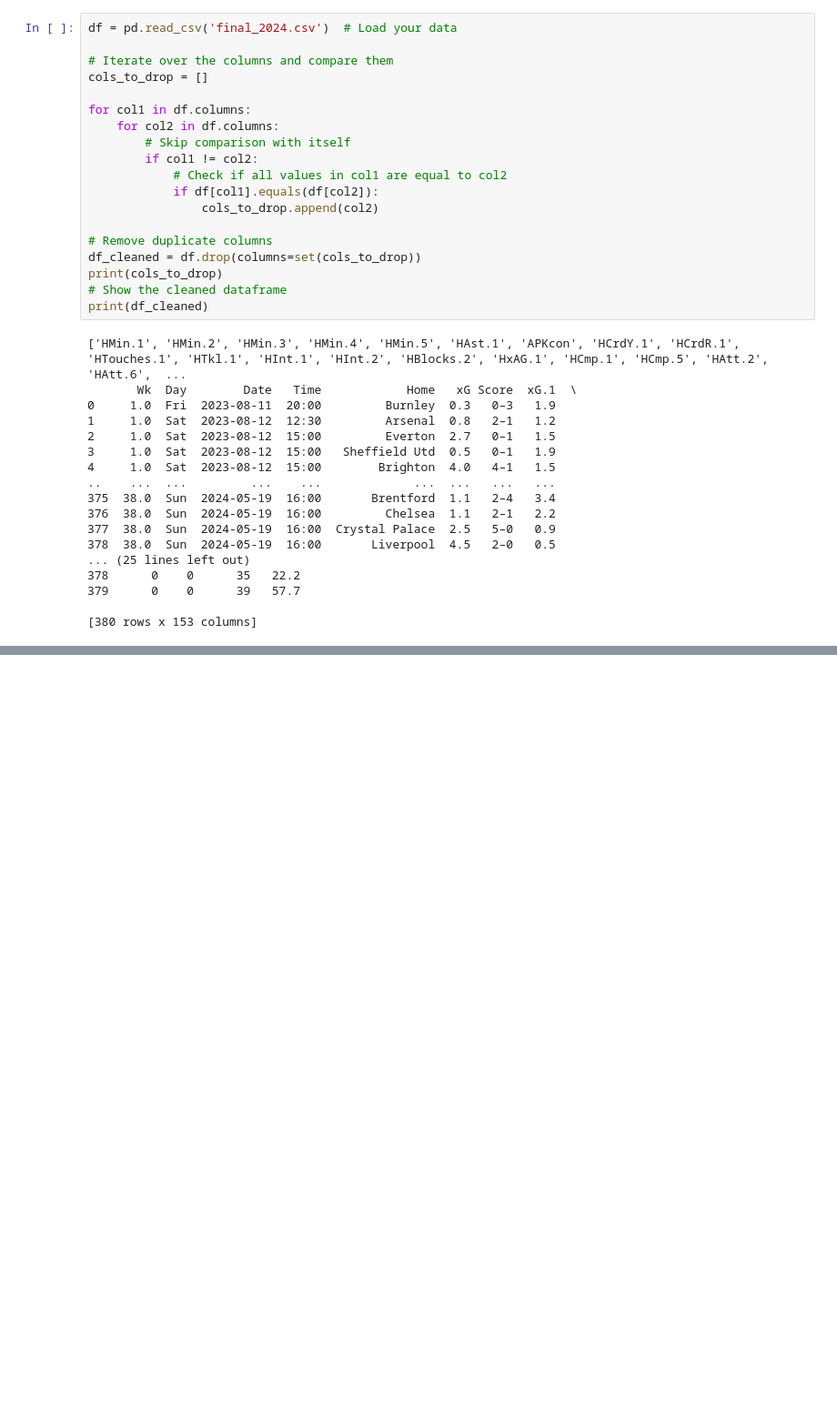
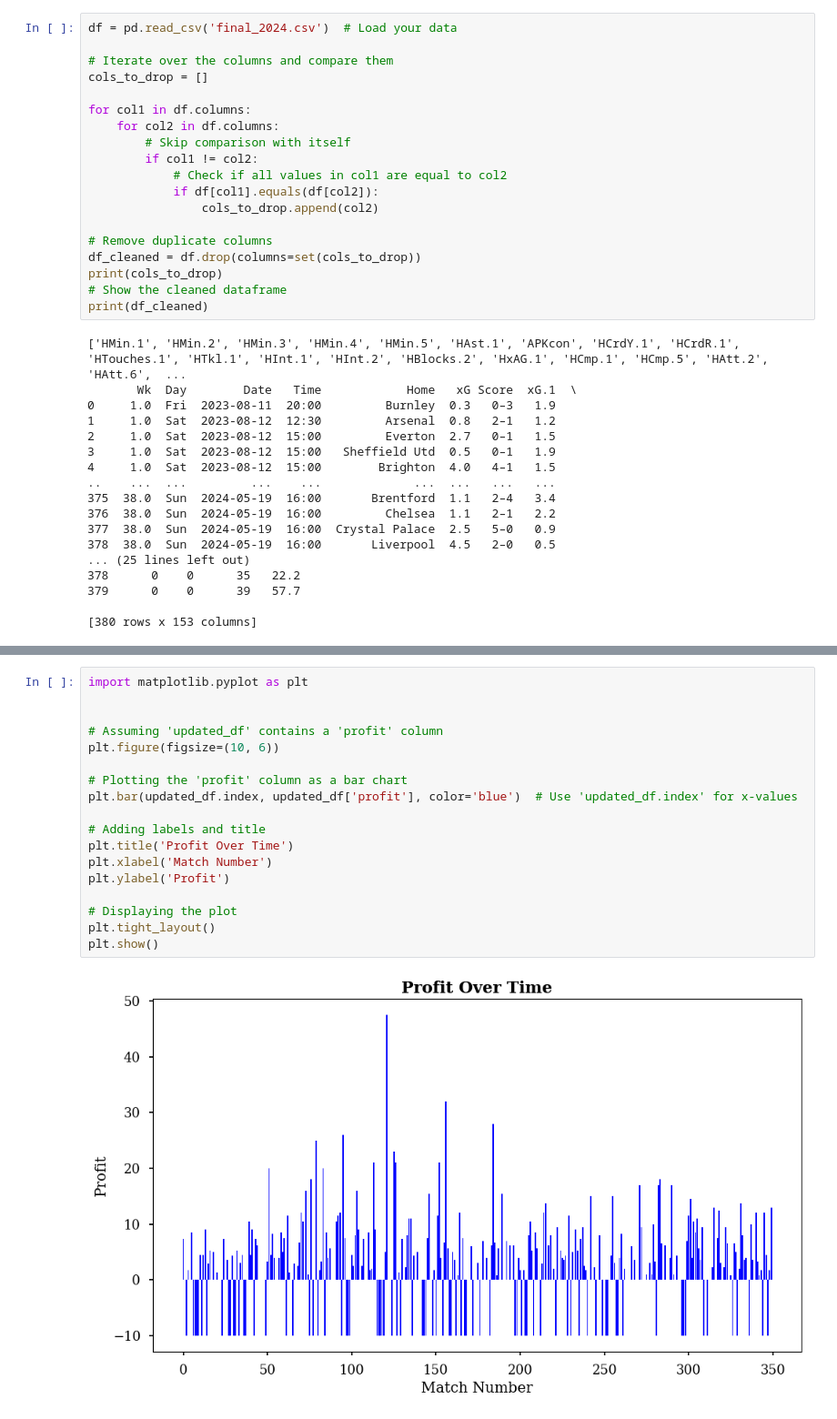
Before and after one commit to thejacobhyatt/EPLRank, a Jupyter notebook: node_rank.ipynb, the cells around one changed output, grey strips where cells are left out. Shown at 91% size. Cells and saved outputs as stored; diff of their text form; blank space fills up the shorter version.

```diff
--- a/node_rank.ipynb
+++ b/node_rank.ipynb
@@ -276,0 +470,20 @@ print(df_cleaned)
+# %%
+import matplotlib.pyplot as plt
+
+
+# Assuming 'updated_df' contains a 'profit' column
+plt.figure(figsize=(10, 6))
+
+# Plotting the 'profit' column as a bar chart
+plt.bar(updated_df.index, updated_df['profit'], color='blue')  # Use 'updated_df.index' for x-values
+
+# Adding labels and title
+plt.title('Profit Over Time')
+plt.xlabel('Match Number')
+plt.ylabel('Profit')
+
+# Displaying the plot
+plt.tight_layout()
+plt.show()
+# %% [output]
+[figure, added]
```
Also changed, not shown: parts of 33 cells of this notebook, 9 other files.
